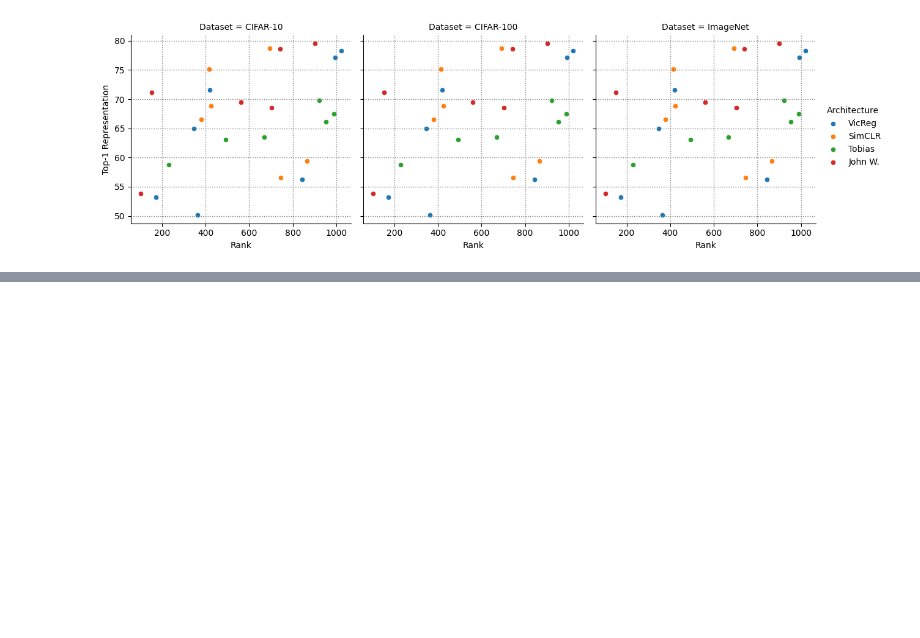
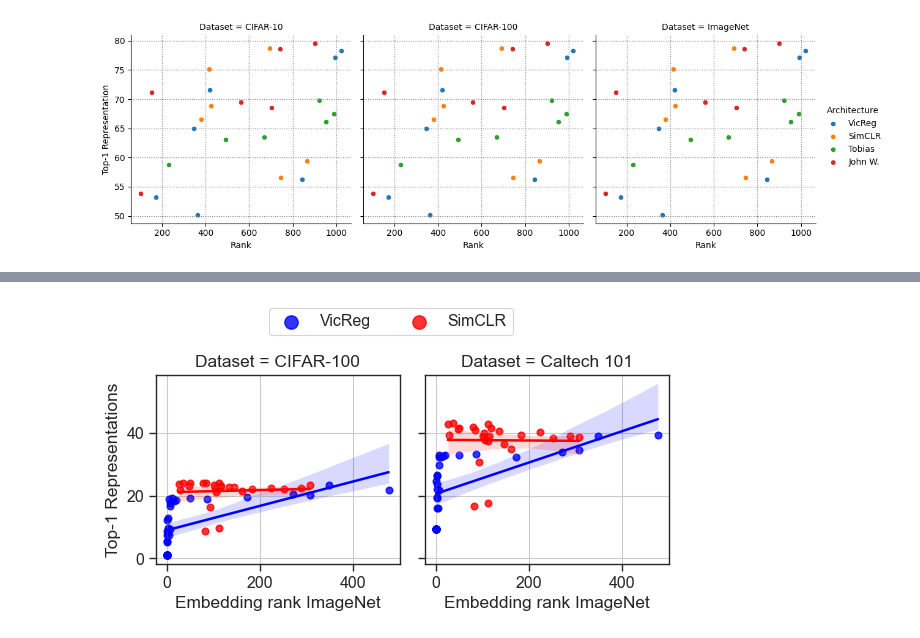
Before and after one commit to johnwikman/rankme-reprod, a Jupyter notebook: notebooks/plotting.ipynb, the cells around one changed output, grey strips where cells are left out. Drawn from its saved outputs; the diff is of its cells as text; code cells hidden in the pictures; blank space fills up the shorter version.

Commit message:
Add Tobias experiments + MESSY plotting notebook

```diff
--- a/notebooks/plotting.ipynb
+++ b/notebooks/plotting.ipynb
@@ -66,0 +85,16 @@ plot_rank_representation(df)
+# %%
+df_subset = df[
+    [
+        "Name",
+        "CIFAR100_accuracy",
+        "caltech101_accuracy",
+        "rankme_rank",
+    ]
+]
+
+df_subset.head(-5)
+df_subset["Model"] = df_subset["Name"].str.extract(r"([^_]+)$")
+
+# drop the row where "Model" is "simclr (IGNORE THIS)"
+df_subset = df_subset[df_subset["Model"] != "simclr (IGNORE THIS)"]
+df_subset.head(57)
@@ -66,0 +298,68 @@ plot_rank_representation(df)
+# %%
+import seaborn as sns
+import matplotlib.pyplot as plt
+
+# Set style
+sns.set_theme(style="whitegrid")
+sns.set_style("ticks")
+# change font
+sns.set_context("paper", font_scale=1.3)
+
+# Colors dictionary
+color_palette = {"vicreg": "blue", "simclr": "red", "simclr (IGNORE THIS)": "white"}
+
+# Create the plot using relplot
+g = sns.lmplot(
+    data=df_cleaned,
+    x="Rank",
+    y="Accuracy",
+    col="Dataset",
+    hue="Model",
+    height=3,
+    palette=color_palette,
+    # legend=False,
+)
+
+# Set labels
+g.set_axis_labels("Embedding rank ImageNet", "Top-1 Representations")
+
+# Specific ticks to be displayed
+specific_ticks = [8, 32, 128, 512, 2048]
+
+# Setting log scale and specific ticks for each axis
+for ax in g.axes.flat:
+    # ax.set_xscale("log", base=2)
+    # ax.set_xticks(specific_ticks)
+    # ax.set_xticklabels(specific_ticks)
+    ax.grid()
+    # Add right and top spines
+    ax.spines["right"].set_visible(True)
+    ax.spines["top"].set_visible(True)
+
+# Move the legend above the plots
+# Add the legend above the plots
+plt.subplots_adjust(top=0.85)  # Adjust the subplot to make room for the legend
+
+
+# Move the legend above the plots
+handles, labels = g.axes.flat[0].get_legend_handles_labels()
+
+# First, remove the existing legend
+g._legend.remove()
+
+# Then, add a new legend with correct labels and position
+g.fig.legend(
+    handles=handles,
+    labels=["VicReg", "SimCLR"],
+    loc="upper center",
+    bbox_to_anchor=(0.45, 1.1),
+    ncol=len(color_palette),
+    markerscale=2,
+)
+# Display the plot
+plt.show()
+
+# save image as "regression_plot.png"
+g.savefig("regression_plot.png", dpi=300, bbox_inches="tight")
+# %% [output]
+[figure, added]
```
Also changed, not shown: parts of 15 cells of this notebook, 1 other file.
